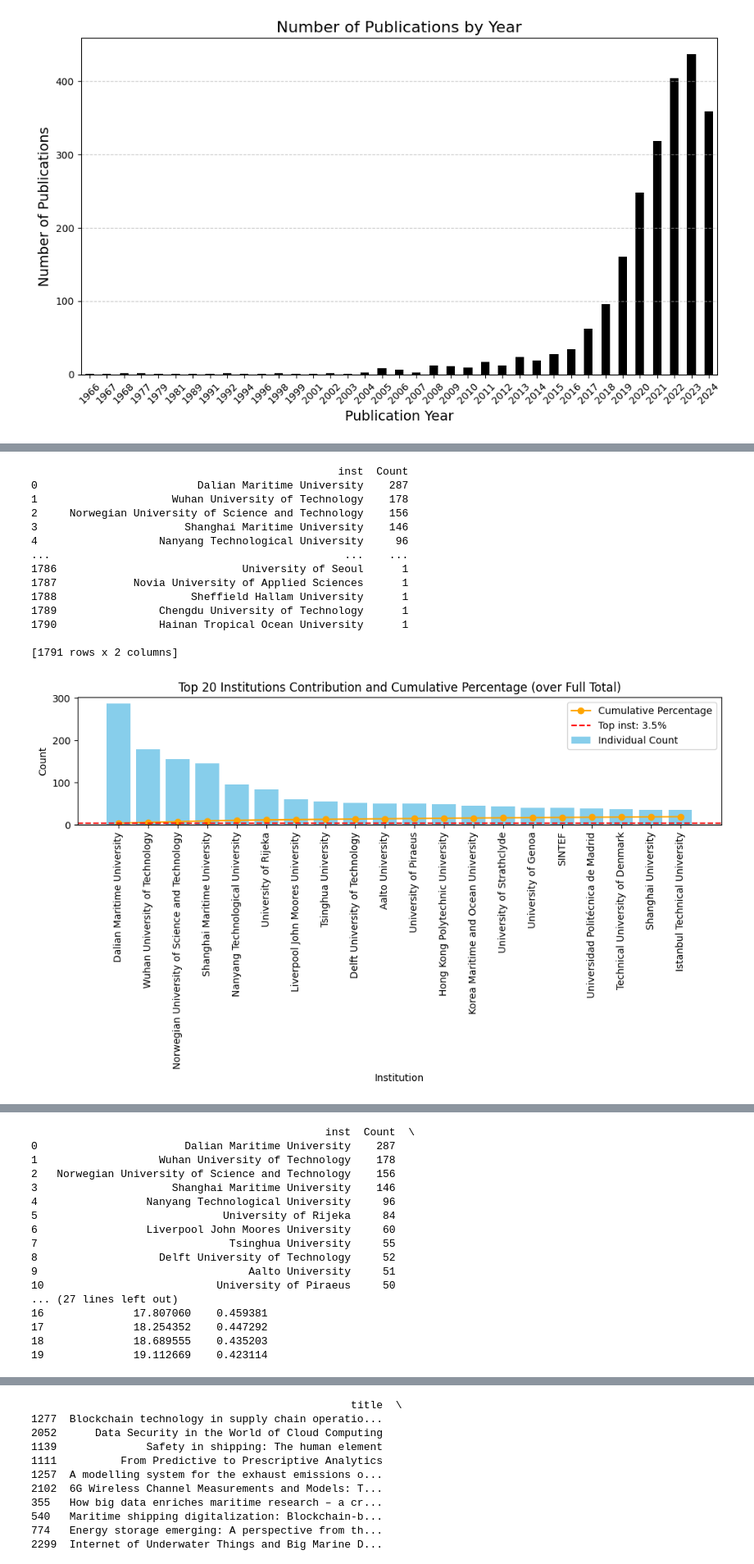
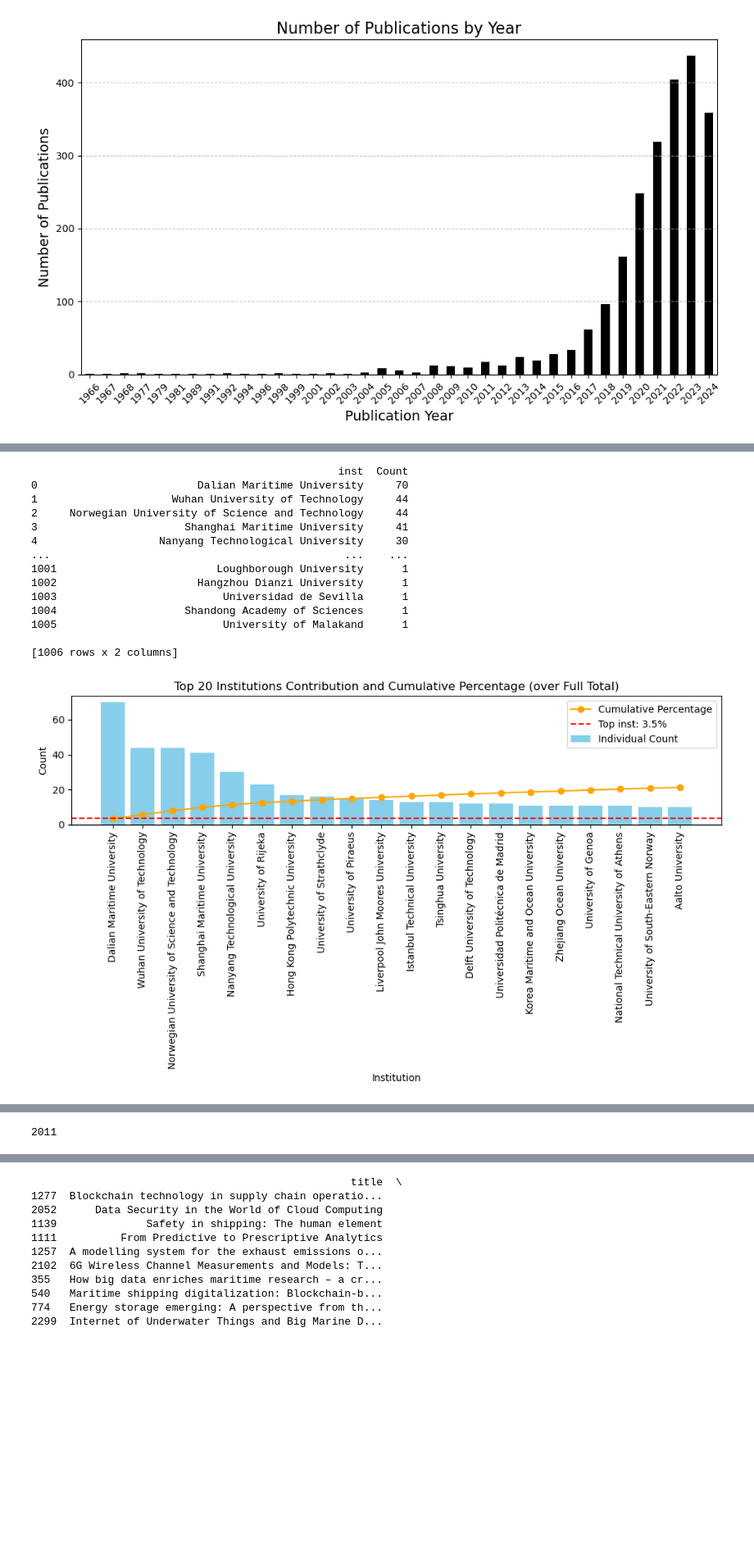
Before and after one commit to ferrariniluca78/dx_in_shipping, a Jupyter notebook: SlrDxInShipping_Descriptive.ipynb, the cells around one changed output, grey strips where cells are left out. Shown: that part at 82% size. Cells and saved outputs as stored; diff of their text form; code cells hidden in the pictures; blank space fills up the shorter version.

```diff
--- a/SlrDxInShipping_Descriptive.ipynb
+++ b/SlrDxInShipping_Descriptive.ipynb
@@ -161,7 +224,7 @@ print(top_20_authors_df)
 # 3. Institutions
 
 # find all useful columns
-substring = 'institutions_0_display_name'
+substring = 'authorships_0_institutions_0_display_name'
 matching_columns = [k for k in lit.columns if substring in k]
 
 # Step 1: Collect all institution names from the specified columns
@@ -184,43 +247,45 @@ total_count = inst_df['Count'].sum()
 inst_df['Cumulative Percentage'] = inst_df['Count'].cumsum() / total_count * 100
 
 # Calculate individual percentage for each inst
 inst_df['Percentage'] = inst_df['Count'] / total_count * 100
 
 # Now select the top 20 insts for plotting
 top_20_insts_df = inst_df.head(20)
 
 # Plot the cumulative percentage bar plot for the top 20 insts only
 fig, ax = plt.subplots(figsize=(10, 6))
 ax.bar(top_20_insts_df['inst'], top_20_insts_df['Count'], color='skyblue', label="Individual Count")
 ax.plot(top_20_insts_df['inst'], top_20_insts_df['Cumulative Percentage'], color='orange', marker='o', label="Cumulative Percentage")
 
 # Highlight the top inst’s contribution
 top_inst_percentage = inst_df['Cumulative Percentage'].iloc[0]
 ax.axhline(y=top_inst_percentage, color='red', linestyle='--', label=f"Top inst: {top_inst_percentage:.1f}%")
 
 # Labels and Title
 plt.xticks(rotation=90)
 plt.xlabel("Institution")
 plt.ylabel("Count")
 plt.title("Top 20 Institutions Contribution and Cumulative Percentage (over Full Total)")
 plt.legend()
 plt.tight_layout()
 plt.show()
 
-print(top_20_insts_df)
+display(top_20_insts_df)
+
+print(sum(inst_df['Count']))
 # %% [output]
                                                 inst  Count
-0                         Dalian Maritime University    287
-1                     Wuhan University of Technology    178
-2     Norwegian University of Science and Technology    156
-3                       Shanghai Maritime University    146
-4                   Nanyang Technological University     96
+0                         Dalian Maritime University     70
+1                     Wuhan University of Technology     44
+2     Norwegian University of Science and Technology     44
+3                       Shanghai Maritime University     41
+4                   Nanyang Technological University     30
 ...                                              ...    ...
-1786                             University of Seoul      1
-1787            Novia University of Applied Sciences      1
-1788                     Sheffield Hallam University      1
-1789                Chengdu University of Technology      1
-1790                Hainan Tropical Ocean University      1
+1001                         Loughborough University      1
+1002                      Hangzhou Dianzi University      1
+1003                          Universidad de Sevilla      1
+1004                    Shandong Academy of Sciences      1
+1005                          University of Malakand      1
 
-[1791 rows x 2 columns]
+[1006 rows x 2 columns]
-[figure, old version]
+[figure, new version]
@@ -227,20 +309,4 @@ print(top_20_insts_df)
-                                              inst  Count  \
-0                       Dalian Maritime University    287
-1                   Wuhan University of Technology    178
-2   Norwegian University of Science and Technology    156
-3                     Shanghai Maritime University    146
-4                 Nanyang Technological University     96
-5                             University of Rijeka     84
-6                 Liverpool John Moores University     60
-7                              Tsinghua University     55
-8                   Delft University of Technology     52
-9                                 Aalto University     51
-10                           University of Piraeus     50
-... (27 lines left out)
-16              17.807060    0.459381
-17              18.254352    0.447292
-18              18.689555    0.435203
-19              19.112669    0.423114
+2011
 # %%
 # 4. Countries
 
```
Also changed, not shown: parts of 6 cells of this notebook, 19 other files.
